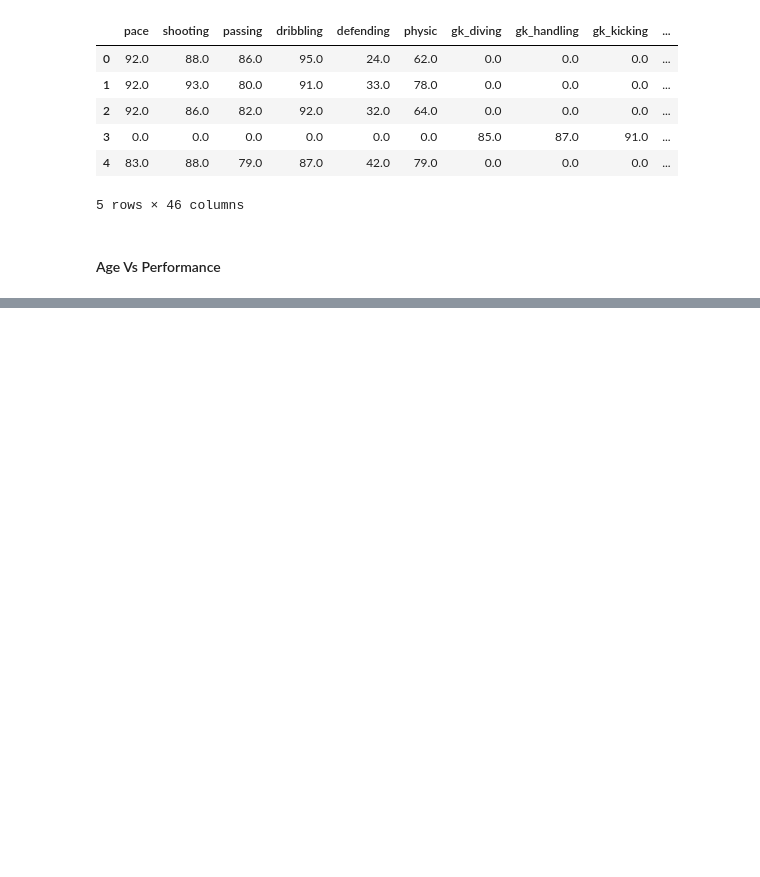
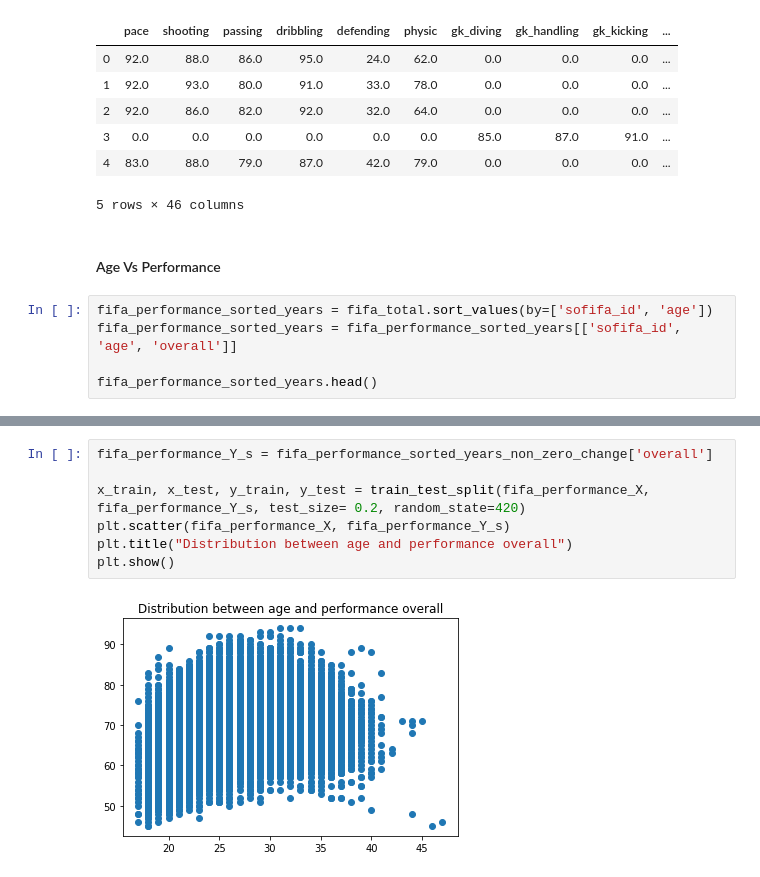
Before and after one commit to tmclouisluk/FIFA-players-Data-Analysis, a Jupyter notebook: project.ipynb, the cells around one changed output, grey strips where cells are left out. Drawn from its saved outputs; the diff is of its cells as text; blank space fills up the shorter version.

```diff
--- a/project.ipynb
+++ b/project.ipynb
@@ -93,3 +93,8 @@ fifa_total[player_abilities_col].head()
 5 rows × 46 columns
 # %% [markdown]
 #### Age Vs Performance
+# %%
+fifa_performance_sorted_years = fifa_total.sort_values(by=['sofifa_id', 'age'])
+fifa_performance_sorted_years = fifa_performance_sorted_years[['sofifa_id', 'age', 'overall']]
+
+fifa_performance_sorted_years.head()
@@ -116,0 +219,9 @@ data_y_standard.head()
+# %%
+fifa_performance_Y_s = fifa_performance_sorted_years_non_zero_change['overall']
+
+x_train, x_test, y_train, y_test = train_test_split(fifa_performance_X, fifa_performance_Y_s, test_size= 0.2, random_state=420)
+plt.scatter(fifa_performance_X, fifa_performance_Y_s)
+plt.title("Distribution between age and performance overall")
+plt.show()
+# %% [output]
+[figure, added]
```
Also changed, not shown: parts of 12 cells of this notebook.
